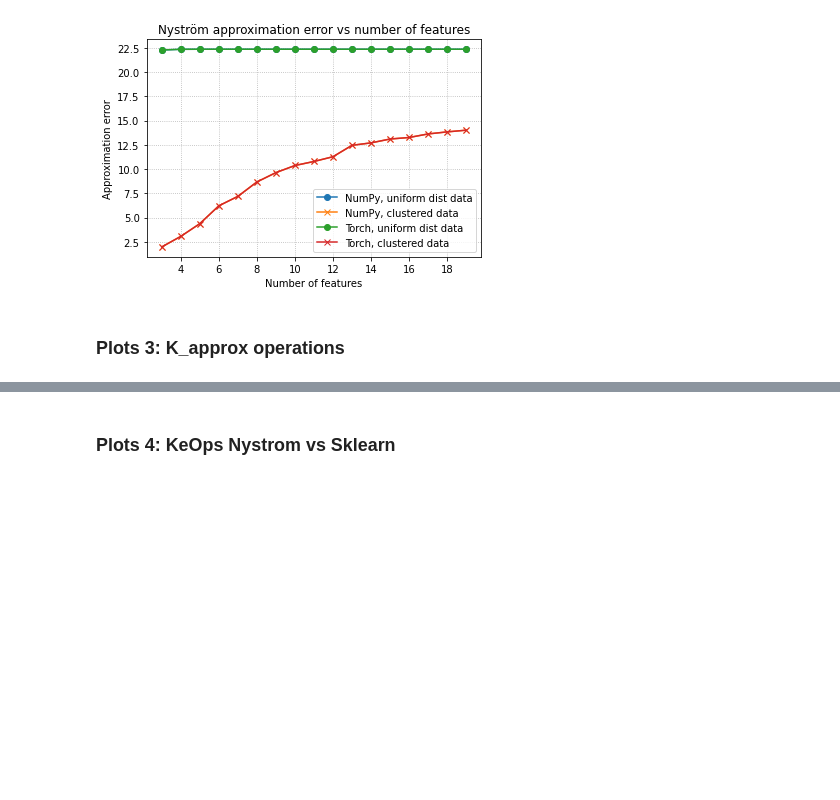
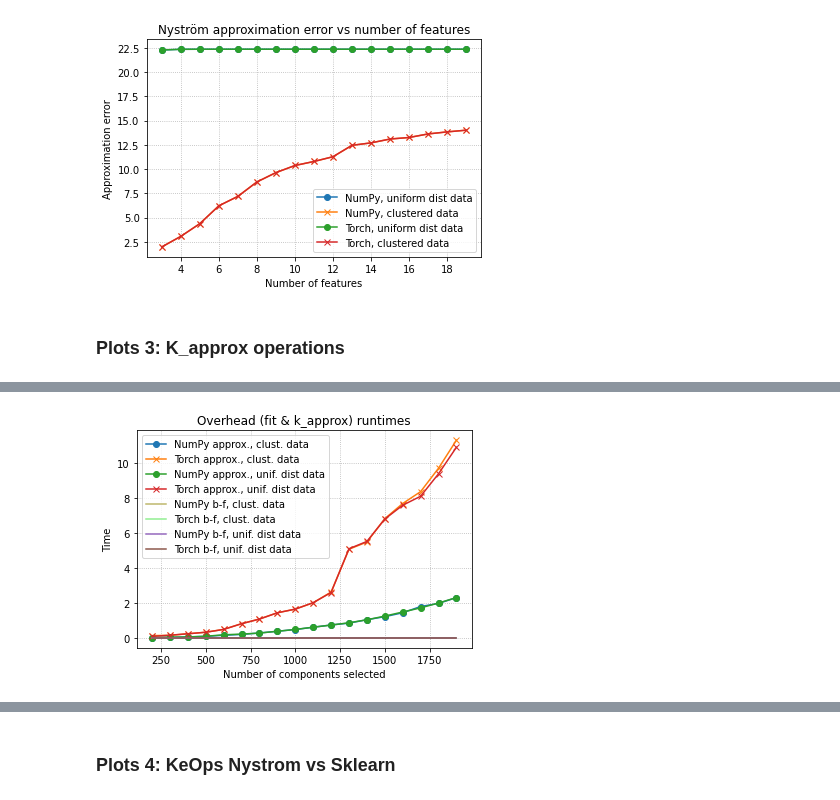
Before and after one commit to huddyyeo/keops_project, a Jupyter notebook: Nystrom_work/Nystrom_benchmarking.ipynb, the cells around one changed output, grey strips where cells are left out. Drawn from its saved outputs; the diff is of its cells as text; code cells hidden in the pictures; blank space fills up the shorter version.

```diff
--- a/Nystrom_work/Nystrom_benchmarking.ipynb
+++ b/Nystrom_work/Nystrom_benchmarking.ipynb
@@ -400,0 +451,19 @@ plt.show()
+# %%
+plt.plot(list(range(200,2000,100)), oh_np, marker = "o", label='NumPy approx., clust. data')
+plt.plot(list(range(200,2000,100)), oh_t, marker ="x", label = 'Torch approx., clust. data')
+plt.plot(list(range(200,2000,100)), r_oh_np, marker = "o", label='NumPy approx., unif. dist data')
+plt.plot(list(range(200,2000,100)), r_oh_t, marker ="x", label = 'Torch approx., unif. dist data')
+
+plt.plot(list(range(200,2000,100)), [b_oh_np for item in times_np], color='darkkhaki', label='NumPy b-f, clust. data')
+plt.plot(list(range(200,2000,100)), [b_oh_t for item in times_torch], color='lightgreen', label='Torch b-f, clust. data')
+plt.plot(list(range(200,2000,100)), [r_b_oh_np for item in times_np], label='NumPy b-f, unif. dist data')
+plt.plot(list(range(200,2000,100)), [r_b_oh_t for item in times_torch], label='Torch b-f, unif. dist data')
+
+plt.title("Overhead (fit & k_approx) runtimes")
+plt.xlabel("Number of components selected")
+plt.ylabel("Time")
+plt.grid(True, which="major", linestyle="dotted")
+plt.legend()
+plt.show()
+# %% [output]
+[figure, added]
```
Also changed, not shown: parts of 19 cells of this notebook.
